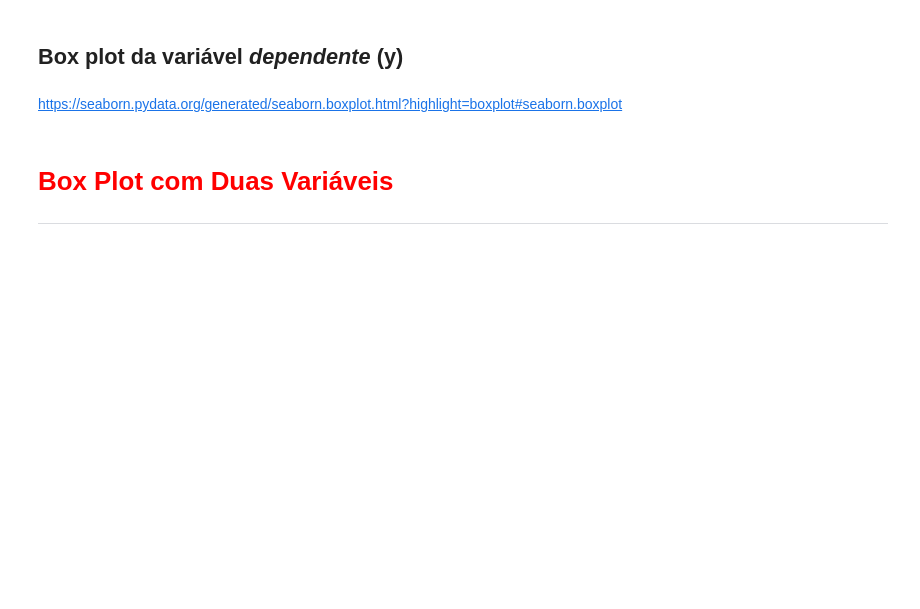
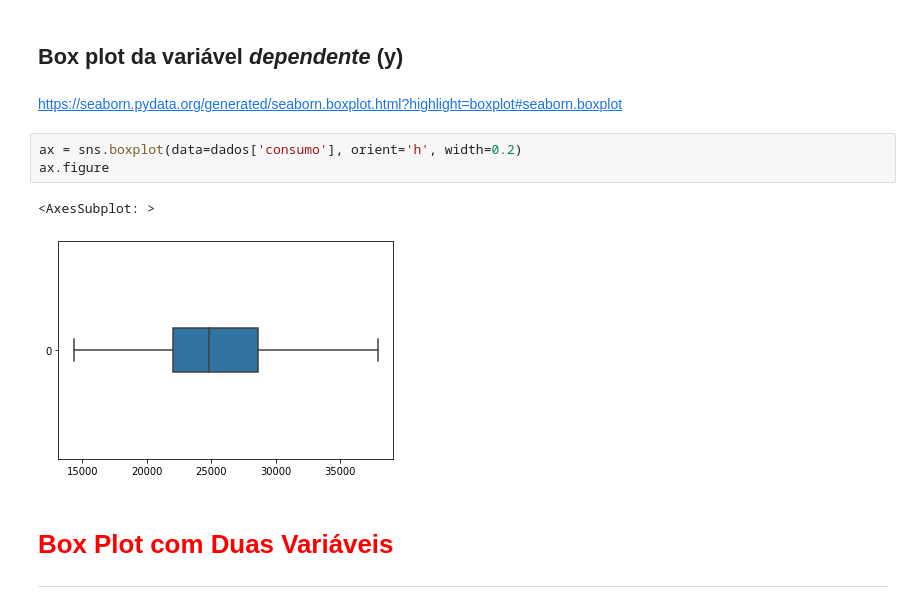
Before and after one commit to fcardosoo/13-Regress-o-linear-testando-rela-es-e-prevendo-resultados, a Jupyter notebook: Projeto/Regressão Linear.ipynb, the cells around one changed output. Drawn from its saved outputs; the diff is of its cells as text; blank space fills up the shorter version.

```diff
--- a/Projeto/Regressão Linear.ipynb
+++ b/Projeto/Regressão Linear.ipynb
@@ -131,6 +133,12 @@ https://seaborn.pydata.org/
 ## Box plot da variável *dependente* (y)
 # %% [markdown]
 https://seaborn.pydata.org/generated/seaborn.boxplot.html?highlight=boxplot#seaborn.boxplot
+# %%
+ax = sns.boxplot(data=dados['consumo'], orient='h', width=0.2)
+ax.figure
+# %% [output]
+<AxesSubplot: >
+[figure, added]
 # %% [markdown]
 # <font color='red' style='font-size: 30px;'>Box Plot com Duas Variáveis</font>
 <hr style='border: 2px solid red;'>
```
Also changed, not shown: parts of 1 cell of this notebook.
